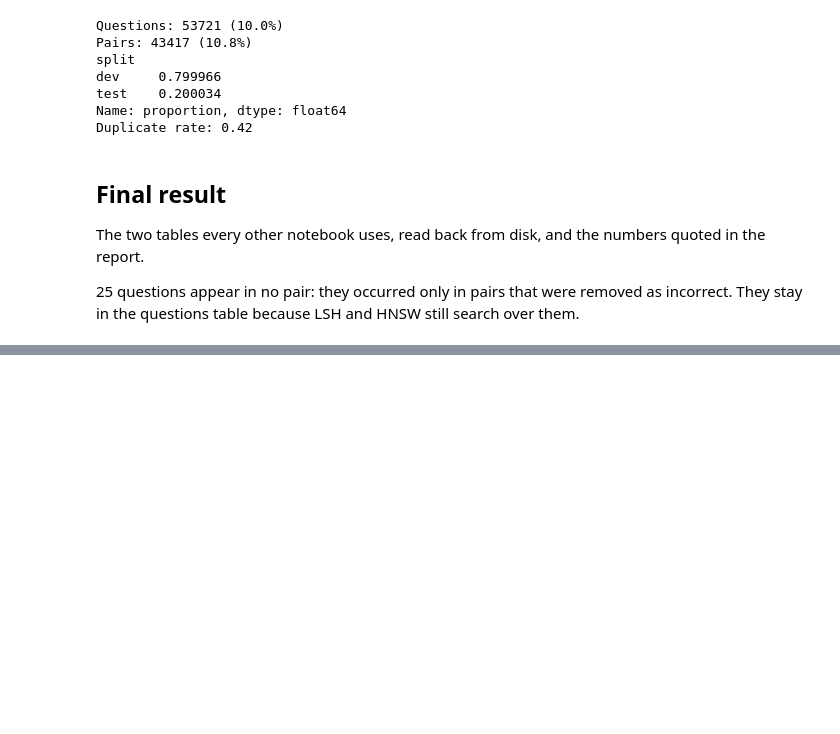
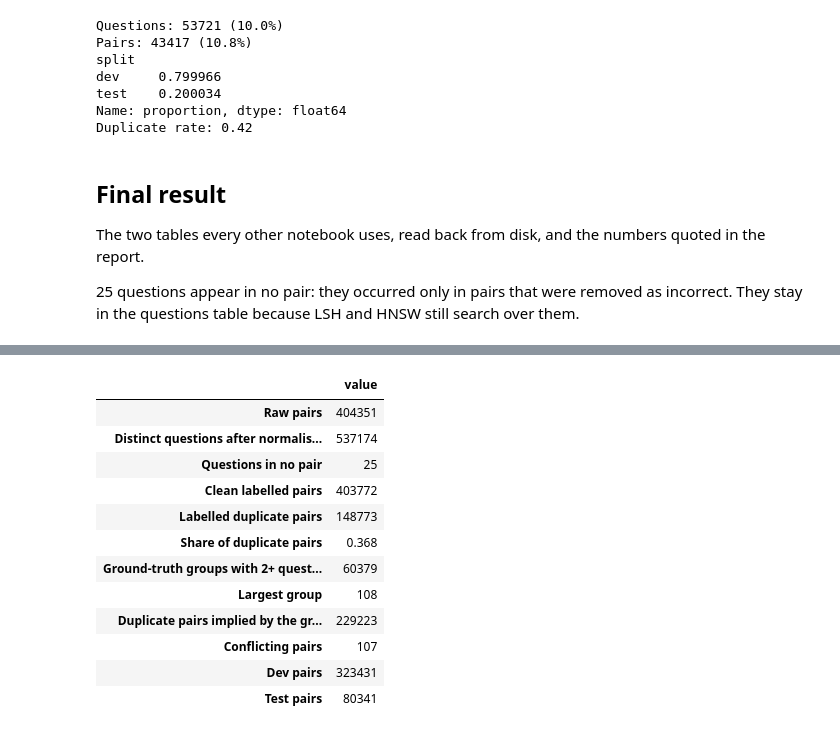
Before and after one commit to Gabri03ele/quora-question-pairs, a Jupyter notebook: notebooks/01_data.ipynb, the cells around one changed output, grey strips where cells are left out. Cells and saved outputs as stored; diff of their text form; code cells hidden in the pictures; blank space fills up the shorter version.

```diff
--- a/notebooks/01_data.ipynb
+++ b/notebooks/01_data.ipynb
@@ -252,19 +265,33 @@ display(final_pairs.head())
 # %%
 group_sizes = final_questions["group_id"].value_counts()
 used_questions = pd.concat([final_pairs["qid1"], final_pairs["qid2"]]).unique()
 
-summary = pd.Series({
+summary = pd.Series(dtype=object, data={
     "Raw pairs": len(df_raw),
     "Distinct questions after normalisation": len(final_questions),
     "Questions in no pair": len(final_questions) - len(used_questions),
     "Clean labelled pairs": len(final_pairs),
     "Labelled duplicate pairs": int(final_pairs["is_duplicate"].sum()),
     "Share of duplicate pairs": round(final_pairs["is_duplicate"].mean(), 3),
     "Ground-truth groups with 2+ questions": int((group_sizes > 1).sum()),
     "Largest group": int(group_sizes.max()),
     "Duplicate pairs implied by the groups": int((group_sizes * (group_sizes - 1) // 2).sum()),
     "Conflicting pairs": int(final_pairs["conflicting_pair"].sum()),
     "Dev pairs": int((final_pairs["split"] == "dev").sum()),
     "Test pairs": int((final_pairs["split"] == "test").sum()),
 })
 summary.to_frame("value")
+# %% [output]
+|  | value |
+| Raw pairs | 404351 |
+| Distinct questions after normalis... | 537174 |
+| Questions in no pair | 25 |
+| Clean labelled pairs | 403772 |
+| Labelled duplicate pairs | 148773 |
+| Share of duplicate pairs | 0.368 |
+| Ground-truth groups with 2+ quest... | 60379 |
+| Largest group | 108 |
+| Duplicate pairs implied by the gr... | 229223 |
+| Conflicting pairs | 107 |
+| Dev pairs | 323431 |
+| Test pairs | 80341 |
```
Also changed, not shown: parts of 1 cell of this notebook, 3 other files.
